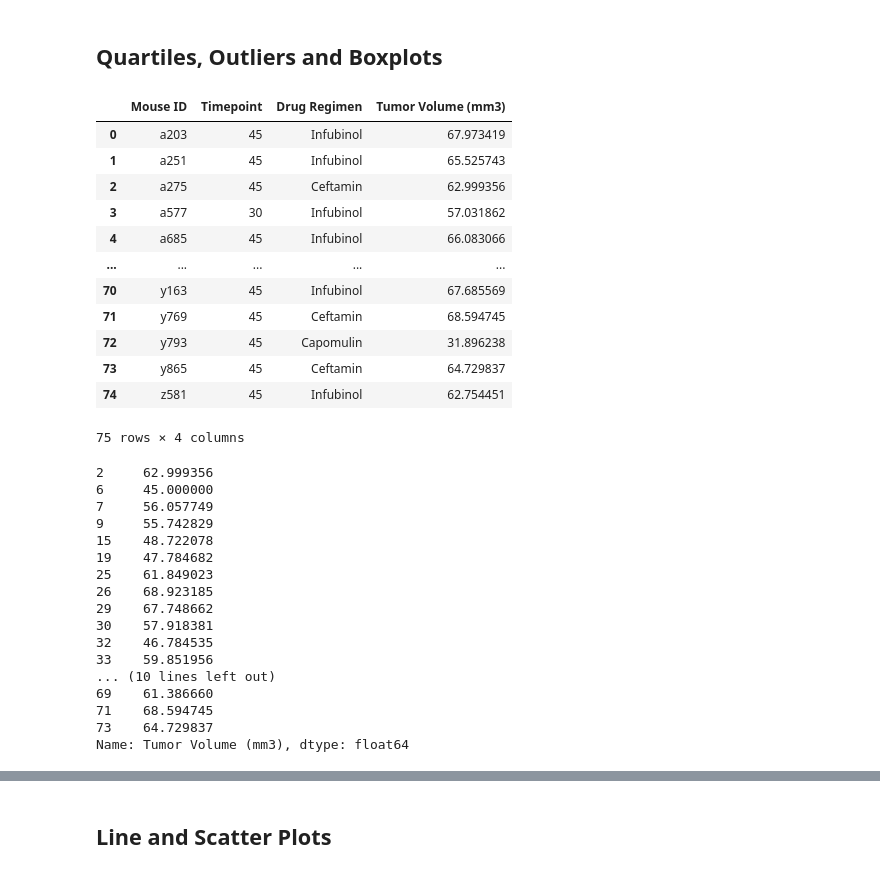
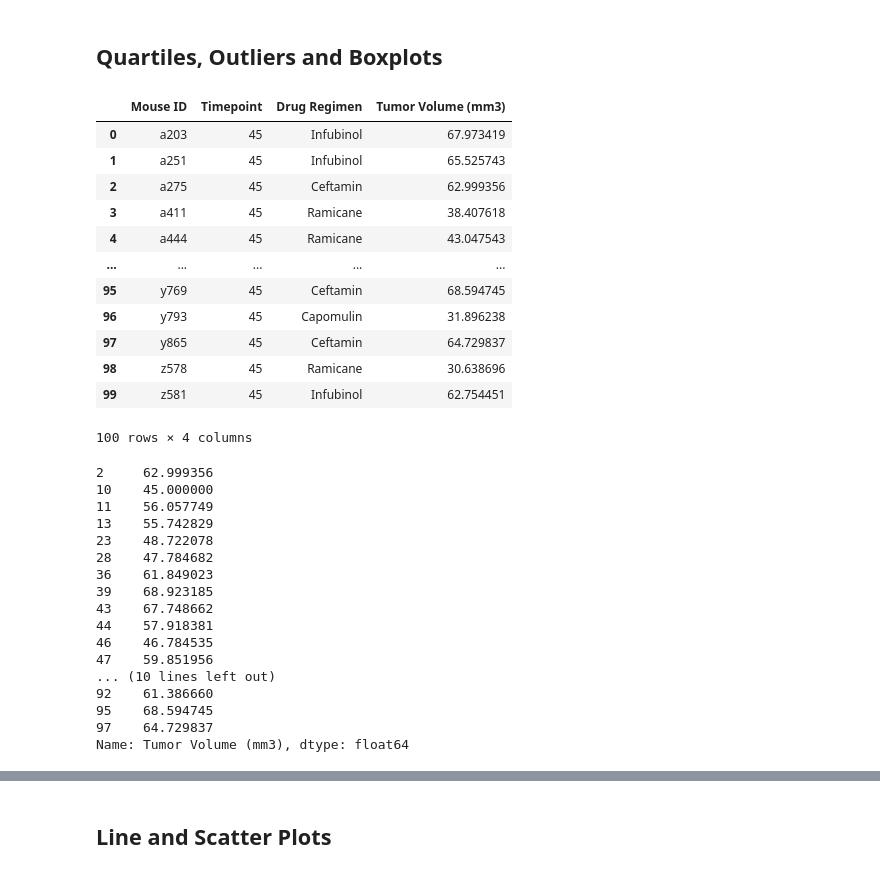
Before and after one commit to 22bipp22/matplotlib-challenge, a Jupyter notebook: Pymaceuticals/pymaceuticals_starter.ipynb, the cells around one changed output, grey strips where cells are left out. Saved outputs shown, nothing was run; the diff lists cells and outputs as text; code cells hidden in the pictures.

```diff
--- a/Pymaceuticals/pymaceuticals_starter.ipynb
+++ b/Pymaceuticals/pymaceuticals_starter.ipynb
@@ -198,34 +199,34 @@ plt.show()
 # %%
 # Calculate the final tumor volume of each mouse across four of the treatment regimens:
 # Capomulin, Ramicane, Infubinol, and Ceftamin
 best_treatments = clean_df.loc[(clean_df["Drug Regimen"] == "Capomulin") |
-                               (clean_df["Drug Regimen"] == "RamiCane")|
+                               (clean_df["Drug Regimen"] == "Ramicane")|
                               (clean_df["Drug Regimen"] == "Infubinol")|
                               (clean_df["Drug Regimen"] == "Ceftamin")]
 # Start by getting the last (greatest) timepoint for each mouse
 mouse_group = best_treatments.groupby("Mouse ID")
 mouse_df = pd.DataFrame ({
     "Timepoint": mouse_group["Timepoint"].max()
 })
 
 # Merge this group df with the original dataframe to get the tumor volume at the last timepoint
 final_volume = pd.merge(mouse_df, clean_df, on=["Mouse ID","Timepoint"],  how="left")
 final_volume = final_volume[["Mouse ID", "Timepoint", "Drug Regimen", "Tumor Volume (mm3)"]]
 final_volume
 # %% [output]
 |  | Mouse ID | Timepoint | Drug Regimen | Tumor Volume (mm3) |
 | 0 | a203 | 45 | Infubinol | 67.973419 |
 | 1 | a251 | 45 | Infubinol | 65.525743 |
 | 2 | a275 | 45 | Ceftamin | 62.999356 |
-| 3 | a577 | 30 | Infubinol | 57.031862 |
-| 4 | a685 | 45 | Infubinol | 66.083066 |
+| 3 | a411 | 45 | Ramicane | 38.407618 |
+| 4 | a444 | 45 | Ramicane | 43.047543 |
 | ... | ... | ... | ... | ... |
-| 70 | y163 | 45 | Infubinol | 67.685569 |
-| 71 | y769 | 45 | Ceftamin | 68.594745 |
-| 72 | y793 | 45 | Capomulin | 31.896238 |
-| 73 | y865 | 45 | Ceftamin | 64.729837 |
-| 74 | z581 | 45 | Infubinol | 62.754451 |
+| 95 | y769 | 45 | Ceftamin | 68.594745 |
+| 96 | y793 | 45 | Capomulin | 31.896238 |
+| 97 | y865 | 45 | Ceftamin | 64.729837 |
+| 98 | z578 | 45 | Ramicane | 30.638696 |
+| 99 | z581 | 45 | Infubinol | 62.754451 |
-75 rows × 4 columns
+100 rows × 4 columns
 # %%
 # Put treatments into a list for for loop (and later for plot labels)
 treatments = ["Capomulin", "Ramicane", "Infubinol", "Ceftamin"]
@@ -234,11 +235,6 @@ treatments = ["Capomulin", "Ramicane", "Infubinol", "Ceftamin"]
 tumor_vol_data = []
 
 # Calculate the IQR and quantitatively determine if there are any potential outliers.
-quartiles = tumor_volume.quantile([.25,.50,.75])
-
-lowerq = quartiles[.25]
-upperq = quartiles[.75]
-iqr = upperq-lowerq
 
     # Locate the rows which contain mice on each drug and get the tumor volumes
 for treatment in treatments:
@@ -257,32 +253,24 @@ for treatment in treatments:
     upper_bound = upperq + (1.5 * iqr)
 
 
-
-#     subset_df = pd.DataFrame({
-#         "Drug Regimen": treatment,
-#         "Volume": tumor_vol_data.sum()
-
-#     })
-
-# subset_df
 drug_data
 # %% [output]
 2     62.999356
-6     45.000000
-7     56.057749
-9     55.742829
-15    48.722078
-19    47.784682
-25    61.849023
-26    68.923185
-29    67.748662
-30    57.918381
-32    46.784535
-33    59.851956
+10    45.000000
+11    56.057749
+13    55.742829
+23    48.722078
+28    47.784682
+36    61.849023
+39    68.923185
+43    67.748662
+44    57.918381
+46    46.784535
+47    59.851956
 ... (10 lines left out)
-69    61.386660
-71    68.594745
-73    64.729837
+92    61.386660
+95    68.594745
+97    64.729837
 Name: Tumor Volume (mm3), dtype: float64
 # %%
 # Generate a box plot of the final tumor volume of each mouse across four regimens of interest
```
Also changed, not shown: parts of 7 cells of this notebook, 1 other file.
